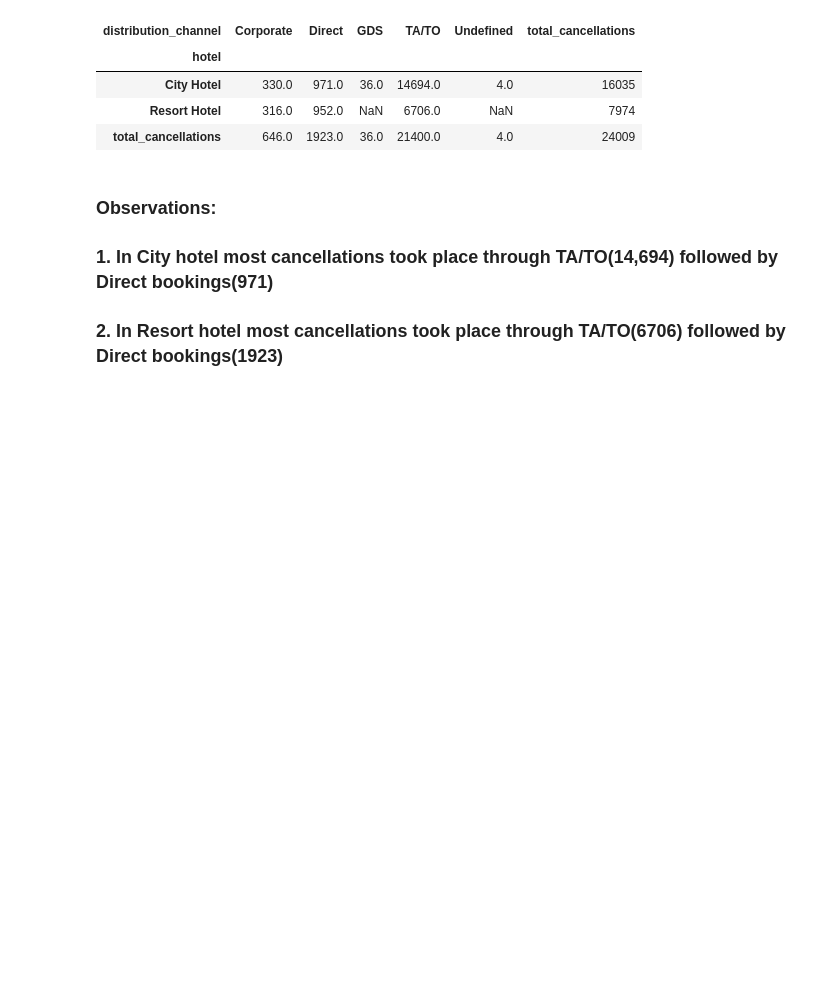
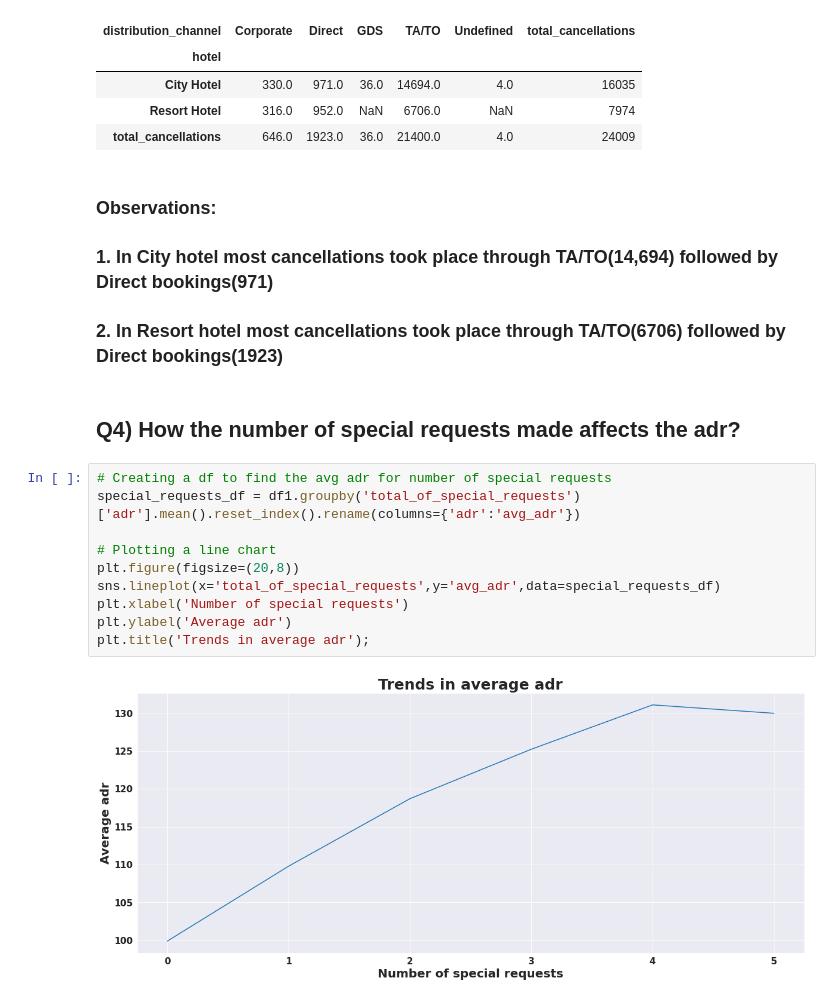
Before and after one commit to 7-sumit/Hotel-Booking-Analysis, a Jupyter notebook: Sumit_Berde_Hotel_Booking_Analysis_Capstone_Project.ipynb, the cells around one changed output. Saved outputs shown, nothing was run; the diff lists cells and outputs as text; blank space fills up the shorter version.

```diff
--- a/Sumit_Berde_Hotel_Booking_Analysis_Capstone_Project.ipynb
+++ b/Sumit_Berde_Hotel_Booking_Analysis_Capstone_Project.ipynb
@@ -639,3 +639,17 @@ cancellation_df.pivot_table(index='hotel',columns='distribution_channel',values=
 ### Observations:
 ### 1. In City hotel most cancellations took place through TA/TO(14,694) followed by Direct bookings(971)
 ### 2. In Resort hotel most cancellations took place through TA/TO(6706) followed by Direct bookings(1923)
+# %% [markdown]
+## Q4) How the number of special requests made affects the adr?
+# %%
+# Creating a df to find the avg adr for number of special requests
+special_requests_df = df1.groupby('total_of_special_requests')['adr'].mean().reset_index().rename(columns={'adr':'avg_adr'})
+
+# Plotting a line chart
+plt.figure(figsize=(20,8))
+sns.lineplot(x='total_of_special_requests',y='avg_adr',data=special_requests_df)
+plt.xlabel('Number of special requests')
+plt.ylabel('Average adr')
+plt.title('Trends in average adr');
+# %% [output]
+[figure, added]
```
Also changed, not shown: parts of 4 cells of this notebook.
